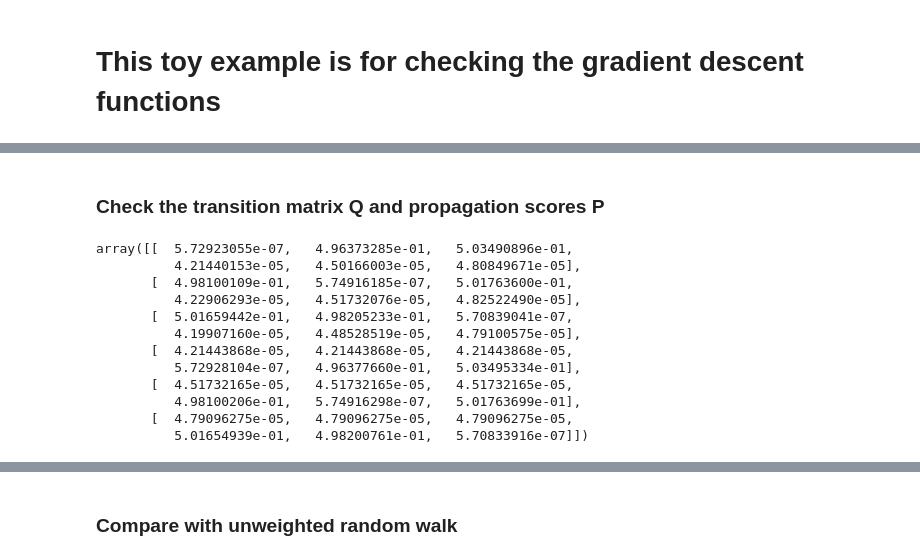
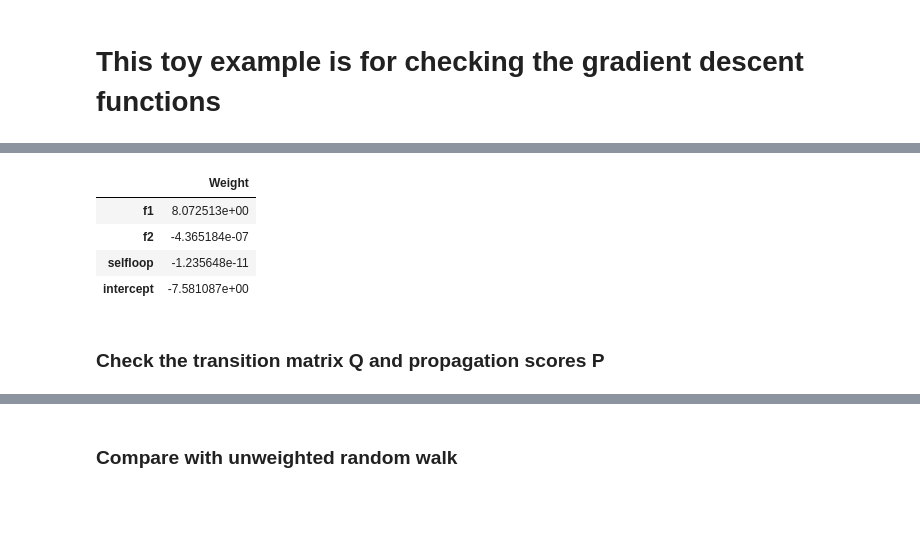
Before and after one commit to wzhang1984/NBSS, a Jupyter notebook: test.ipynb, the cells around one changed output, grey strips where cells are left out. Saved outputs shown, nothing was run; the diff lists cells and outputs as text; code cells hidden in the pictures; blank space fills up the shorter version.

```diff
--- a/test.ipynb
+++ b/test.ipynb
@@ -148,18 +158,10 @@ w, J, d, J_validation
+# %%
+SRW_obj_2.w_map
+# %% [output]
+|  | Weight |
+| f1 | 8.072513e+00 |
+| f2 | -4.365184e-07 |
+| selfloop | -1.235648e-11 |
+| intercept | -7.581087e+00 |
 # %% [markdown]
 ### Check the transition matrix Q and propagation scores P
-# %%
-Q = SRW.generate_Q(edges, nnodes, features, w)
-Q.toarray()
-# %% [output]
-array([[  5.72923055e-07,   4.96373285e-01,   5.03490896e-01,
-          4.21440153e-05,   4.50166003e-05,   4.80849671e-05],
-       [  4.98100109e-01,   5.74916185e-07,   5.01763600e-01,
-          4.22906293e-05,   4.51732076e-05,   4.82522490e-05],
-       [  5.01659442e-01,   4.98205233e-01,   5.70839041e-07,
-          4.19907160e-05,   4.48528519e-05,   4.79100575e-05],
-       [  4.21443868e-05,   4.21443868e-05,   4.21443868e-05,
-          5.72928104e-07,   4.96377660e-01,   5.03495334e-01],
-       [  4.51732165e-05,   4.51732165e-05,   4.51732165e-05,
-          4.98100206e-01,   5.74916298e-07,   5.01763699e-01],
-       [  4.79096275e-05,   4.79096275e-05,   4.79096275e-05,
-          5.01654939e-01,   4.98200761e-01,   5.70833916e-07]])
```
Also changed, not shown: parts of 46 cells of this notebook, 3 other files.
